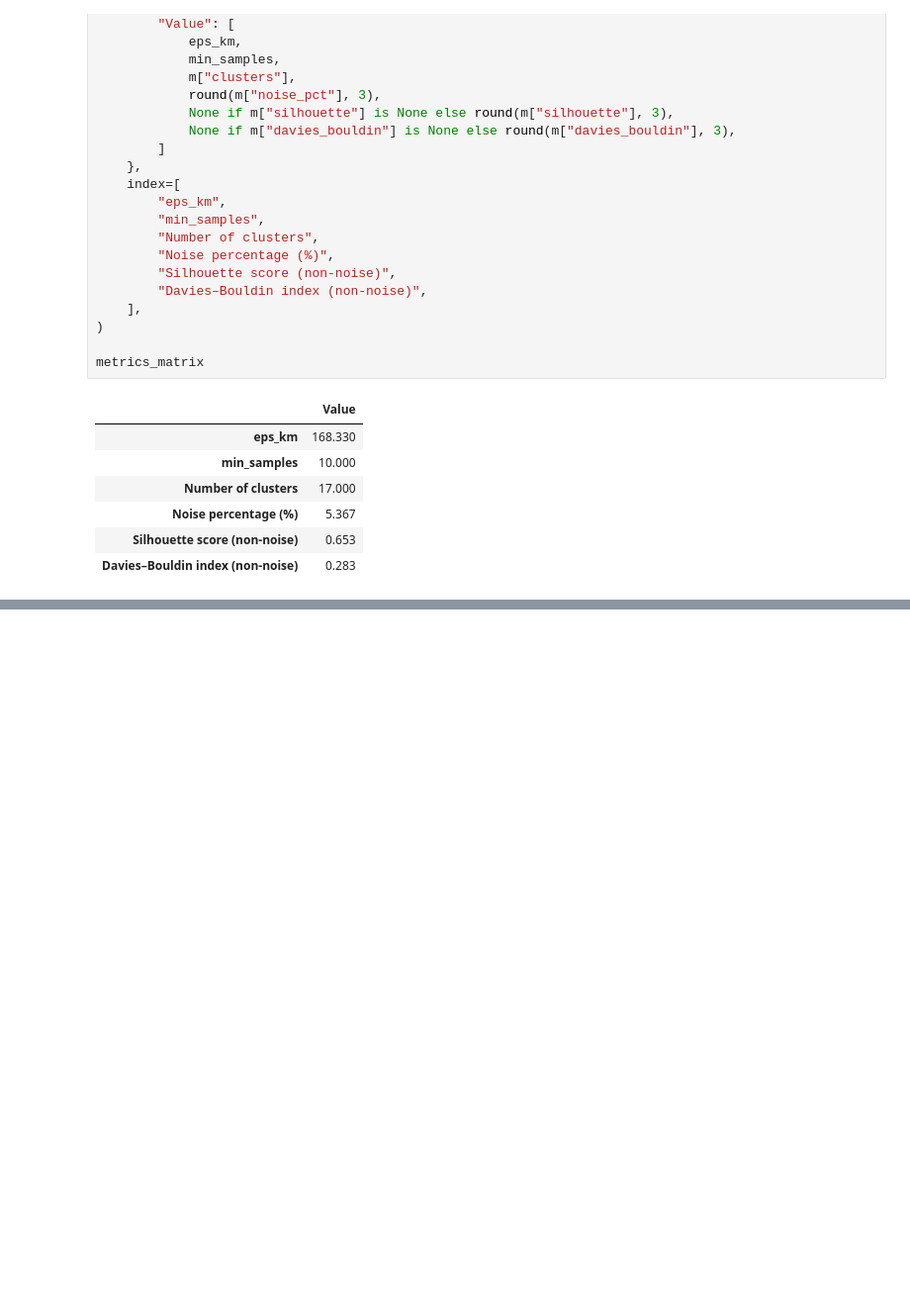
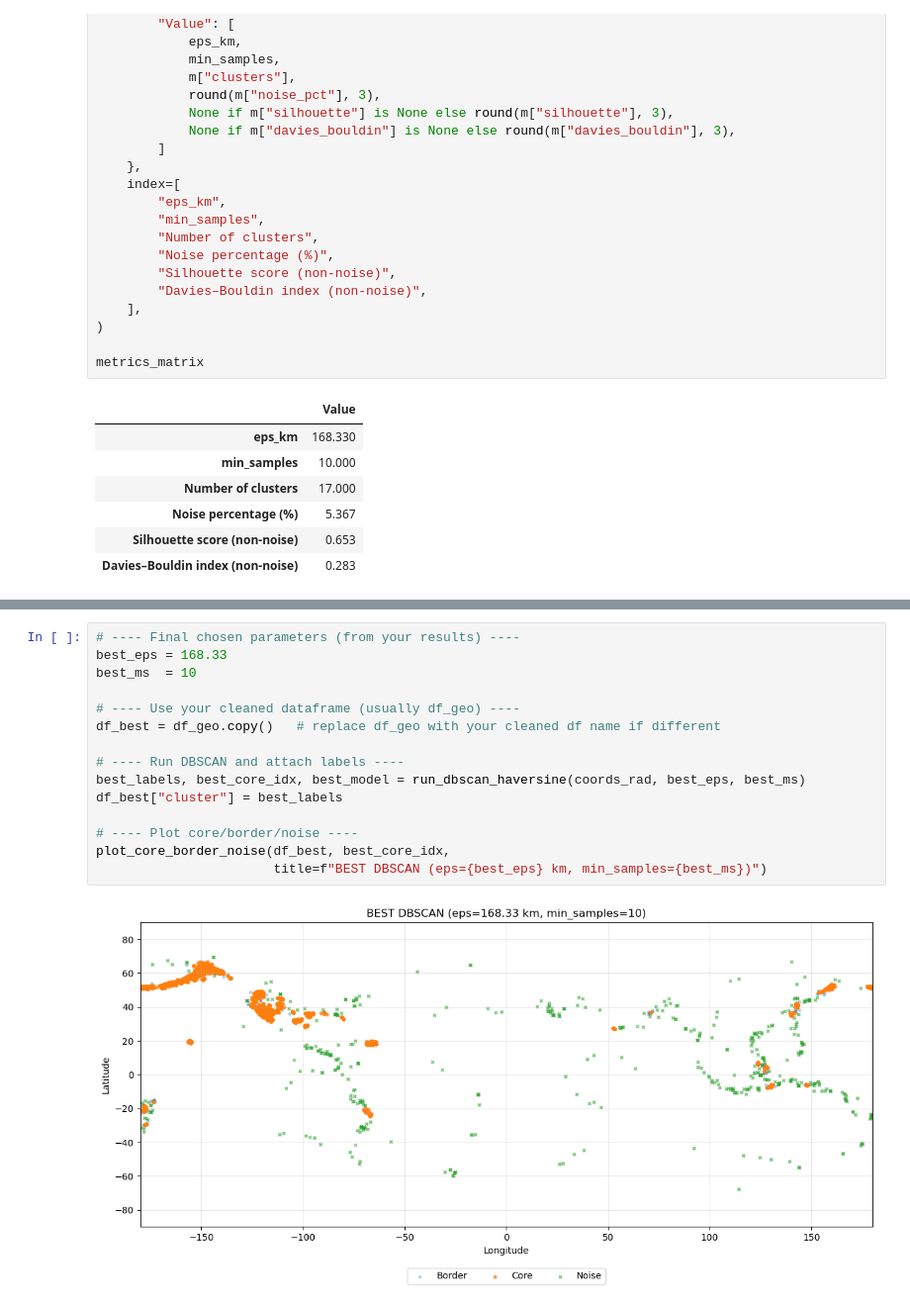
Before and after one commit to sandipbhandari1/AI-Course-Work, a Jupyter notebook: Earthquake.ipynb, the cells around one changed output, grey strips where cells are left out. Shown at 99% size. Drawn from its saved outputs; the diff is of its cells as text; blank space fills up the shorter version.

```diff
--- a/Earthquake.ipynb
+++ b/Earthquake.ipynb
@@ -620,0 +938,17 @@ metrics_matrix
+# %%
+# ---- Final chosen parameters (from your results) ----
+best_eps = 168.33
+best_ms  = 10
+
+# ---- Use your cleaned dataframe (usually df_geo) ----
+df_best = df_geo.copy()   # replace df_geo with your cleaned df name if different
+
+# ---- Run DBSCAN and attach labels ----
+best_labels, best_core_idx, best_model = run_dbscan_haversine(coords_rad, best_eps, best_ms)
+df_best["cluster"] = best_labels
+
+# ---- Plot core/border/noise ----
+plot_core_border_noise(df_best, best_core_idx,
+                       title=f"BEST DBSCAN (eps={best_eps} km, min_samples={best_ms})")
+# %% [output]
+[figure, added]
```
Also changed, not shown: parts of 7 cells of this notebook.
